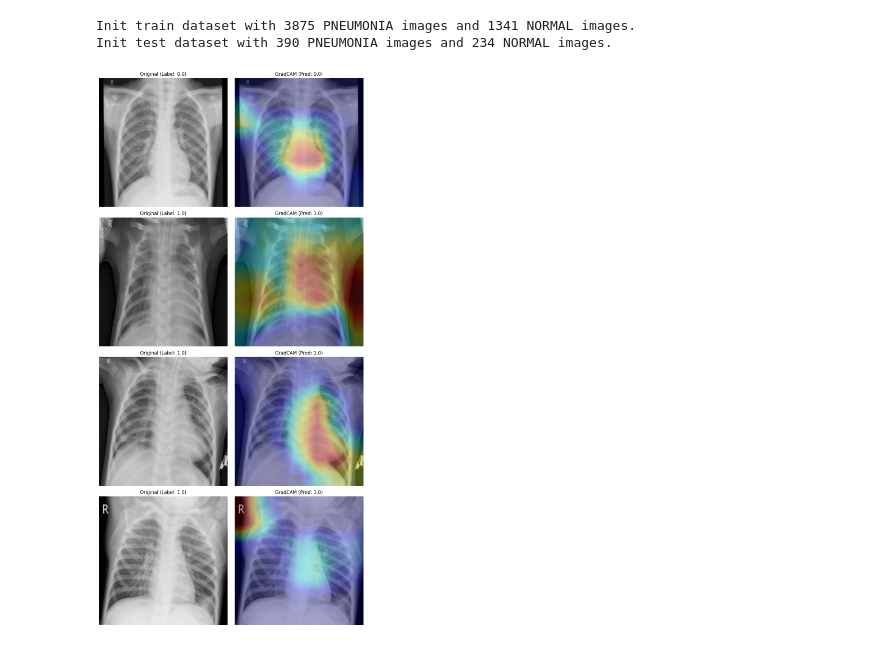
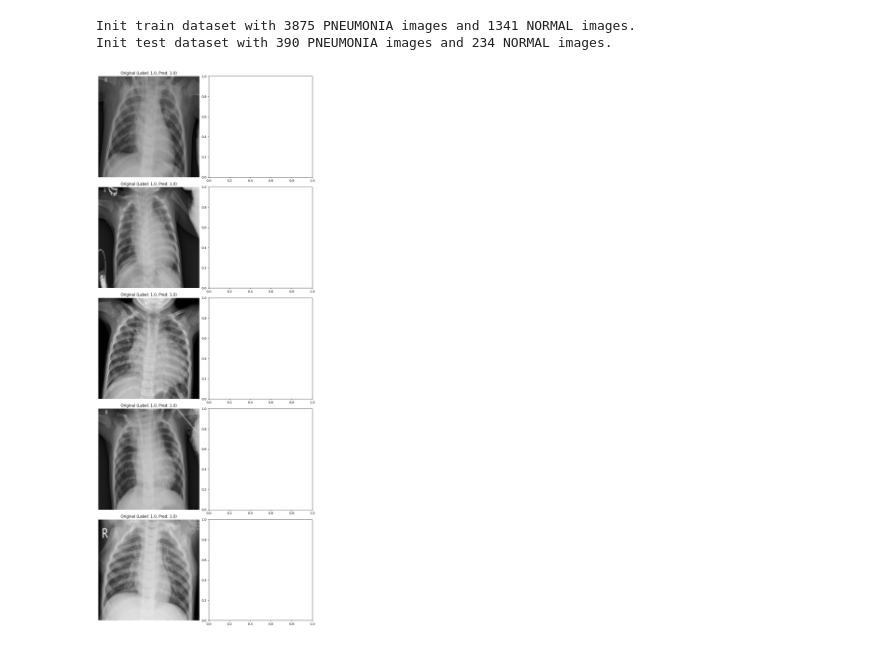
Before and after one commit to davide-beltrame/medimg-saliency-benchmark, a Jupyter notebook: medimg-saliency-benchmark/main.ipynb, the cells around one changed output. Drawn from its saved outputs; the diff is of its cells as text; code cells hidden in the pictures.

```diff
--- a/medimg-saliency-benchmark/main.ipynb
+++ b/medimg-saliency-benchmark/main.ipynb
@@ -164,9 +14,9 @@ reload(datamodule)
 reload(models)
 reload(saliency)
 
-PATH_TO_CKPT = "/home/brimax/repos/medimg-saliency-benchmark/medimg-saliency-benchmark/checkpoints/rn_0.12.ckpt"
+PATH_TO_CKPT = "/home/brimax/repos/medimg-saliency-benchmark/medimg-saliency-benchmark/checkpoints/rn_True_False_0.05.ckpt"
 ALPHA = 0.3
-N = 4  # Number of images to sample
+N = 5  # Number of images to sample
 device = "cuda" if torch.cuda.is_available() else "cpu"
 
 def overlay_gradcam_on_image(img_tensor, cam, alpha=0.5):
@@ -191,50 +41,50 @@ dl = dm.test_dataloader()
 
 # Sample N random indices
 indices = np.random.choice(len(dm.test_ds), N, replace=False)
-
+indices = np.arange(390, 390+N)
 # Fetch the corresponding batch of images
 images = []
 labels = []
 for idx in indices:
     X, y = dm.test_ds[idx]
     images.append(X)
     labels.append(y)
 
 # Convert lists to tensors
 X = torch.stack(images).to(device)
 y = torch.tensor(labels).to(device)
 
 model = models.BaseCNN.load_from_checkpoint(PATH_TO_CKPT).to(device)
 model.eval()
 pred = model.predict(X)
 
-gcam = saliency.GradCAM(model.model)
-cams = []
-model.to(device)
-gcam = saliency.GradCAM(model.model)
-for i in range(N):
-    single_cam = gcam(X[[i]])  # Add batch dimension with X[[i]]
-    cams.append(single_cam)
+# gcam = saliency.GradCAM(model.model)
+# cams = []
+# model.to(device)
+# gcam = saliency.GradCAM(model.model)
+# for i in range(N):
+#     single_cam = gcam(X[[i]])  # Add batch dimension with X[[i]]
+#     cams.append(single_cam)
 # Plotting
 fig, axes = plt.subplots(N, 2, figsize=(10, 5*N))  # Adjust figure size as needed
 
 for i in range(N):
     # Original Image
     img = X[i].permute(1, 2, 0).cpu().numpy()
     img = (img * 255).astype(np.uint8)
     axes[i, 0].imshow(img)
     axes[i, 0].axis('off')
-    axes[i, 0].set_title(f"Original (Label: {y[i].item()})")
+    axes[i, 0].set_title(f"Original (Label: {y[i].item()}, Pred: {pred[i].item()})")
 
     # GradCAM Overlay
-    overlay = overlay_gradcam_on_image(X[i:i+1], cams[i], alpha=ALPHA)
-    axes[i, 1].imshow(overlay)
-    axes[i, 1].axis('off')
-    axes[i, 1].set_title(f"GradCAM (Pred: {pred[i].item()})")
+    # overlay = overlay_gradcam_on_image(X[i:i+1], cams[i], alpha=ALPHA)
+    # axes[i, 1].imshow(overlay)
+    # axes[i, 1].axis('off')
+    # axes[i, 1].set_title(f"GradCAM (Pred: {pred[i].item()})")
 
 plt.tight_layout()
 plt.show()
 # %% [output]
 Init train dataset with 3875 PNEUMONIA images and 1341 NORMAL images.
 Init test dataset with 390 PNEUMONIA images and 234 NORMAL images.
-[figure, old version]
+[figure, new version]
```
Also changed, not shown: parts of 8 cells of this notebook, 28 other files.
